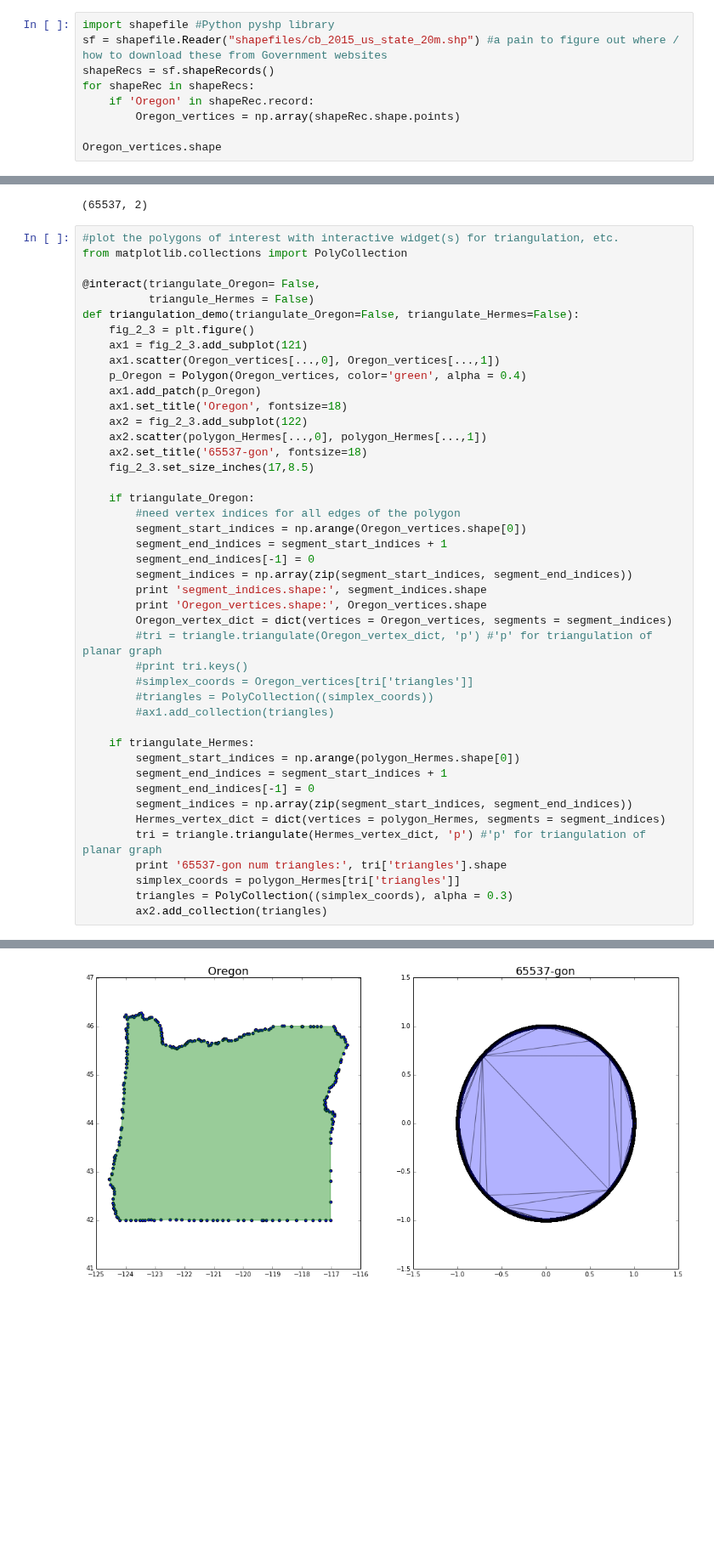
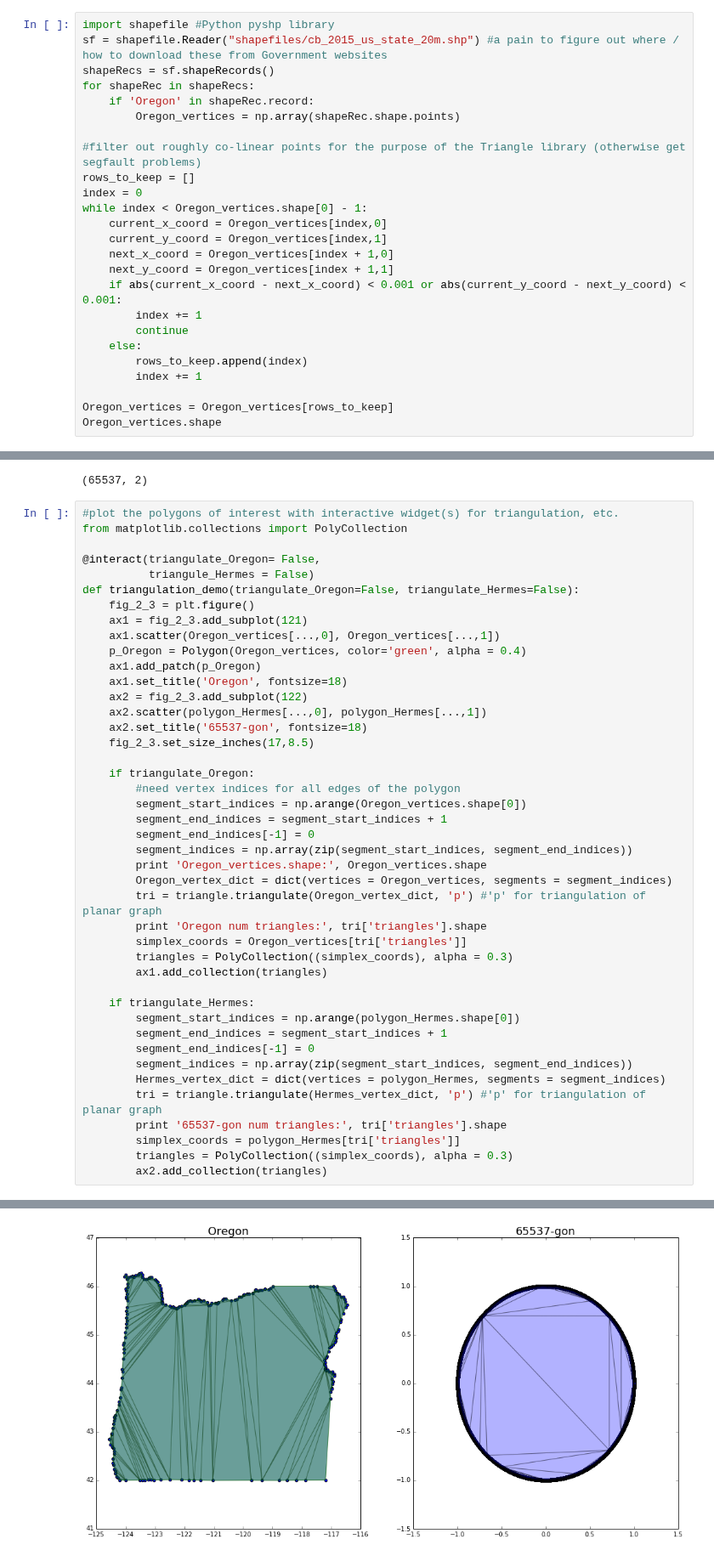
Before and after one commit to tylerjereddy/pycon-2016, a Jupyter notebook: computational_geometry_tutorial.ipynb, the cells around one changed output, grey strips where cells are left out. Shown at 85% size. Saved outputs shown, nothing was run; the diff lists cells and outputs as text; blank space fills up the shorter version.

Commit message:
Section 2.3 now contains a constrained triangulation of Oregon. This was challenging because nearly-colinear points had to be filtered out of the original shapefile data to avoid Triangle segfault.

```diff
--- a/computational_geometry_tutorial.ipynb
+++ b/computational_geometry_tutorial.ipynb
@@ -123,5 +123,21 @@ for shapeRec in shapeRecs:
     if 'Oregon' in shapeRec.record:
         Oregon_vertices = np.array(shapeRec.shape.points)
 
+#filter out roughly co-linear points for the purpose of the Triangle library (otherwise get segfault problems)
+rows_to_keep = []
+index = 0
+while index < Oregon_vertices.shape[0] - 1:
+    current_x_coord = Oregon_vertices[index,0]
+    current_y_coord = Oregon_vertices[index,1]
+    next_x_coord = Oregon_vertices[index + 1,0]
+    next_y_coord = Oregon_vertices[index + 1,1]
+    if abs(current_x_coord - next_x_coord) < 0.001 or abs(current_y_coord - next_y_coord) < 0.001:
+        index += 1
+        continue
+    else:
+        rows_to_keep.append(index)
+        index += 1
+
+Oregon_vertices = Oregon_vertices[rows_to_keep]
 Oregon_vertices.shape
 # %% [output]
@@ -164,14 +180,13 @@ def triangulation_demo(triangulate_Oregon=False, triangulate_Hermes=False):
         segment_end_indices = segment_start_indices + 1
         segment_end_indices[-1] = 0
         segment_indices = np.array(zip(segment_start_indices, segment_end_indices))
-        print 'segment_indices.shape:', segment_indices.shape
         print 'Oregon_vertices.shape:', Oregon_vertices.shape
         Oregon_vertex_dict = dict(vertices = Oregon_vertices, segments = segment_indices)
-        #tri = triangle.triangulate(Oregon_vertex_dict, 'p') #'p' for triangulation of planar graph
-        #print tri.keys()
-        #simplex_coords = Oregon_vertices[tri['triangles']]
-        #triangles = PolyCollection((simplex_coords))
-        #ax1.add_collection(triangles)
+        tri = triangle.triangulate(Oregon_vertex_dict, 'p') #'p' for triangulation of planar graph
+        print 'Oregon num triangles:', tri['triangles'].shape
+        simplex_coords = Oregon_vertices[tri['triangles']]
+        triangles = PolyCollection((simplex_coords), alpha = 0.3)
+        ax1.add_collection(triangles)
 
     if triangulate_Hermes:
         segment_start_indices = np.arange(polygon_Hermes.shape[0])
@@ -188,2 +205,2 @@ def triangulation_demo(triangulate_Oregon=False, triangulate_Hermes=False):
 65537-gon num triangles: (65535, 3)
-[figure, old version]
+[figure, new version]
```
Also changed, not shown: parts of 3 cells of this notebook.
